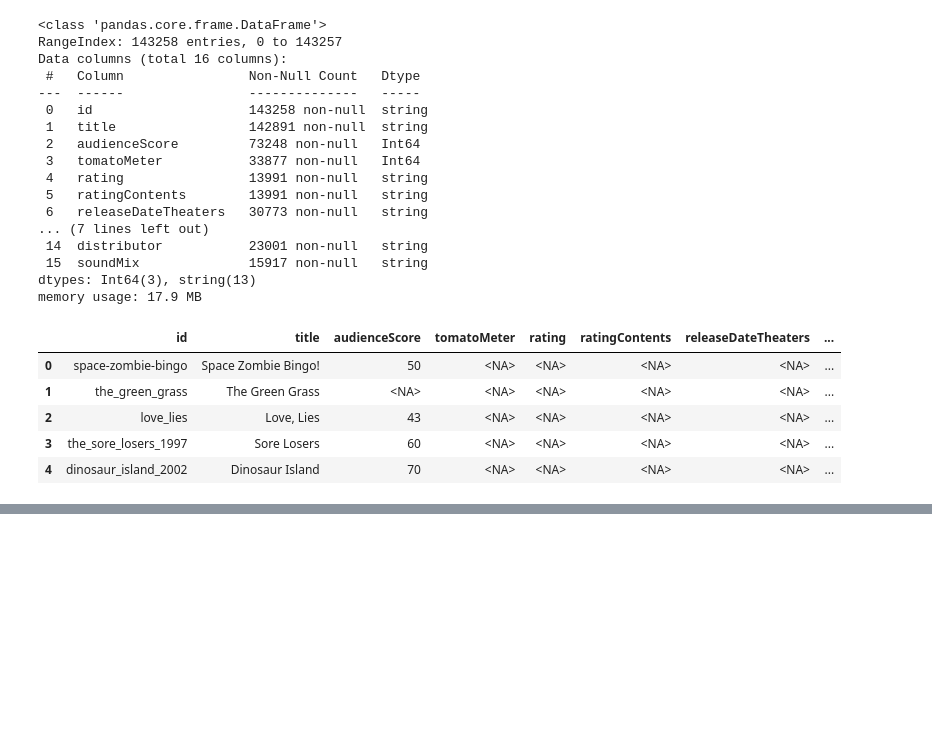
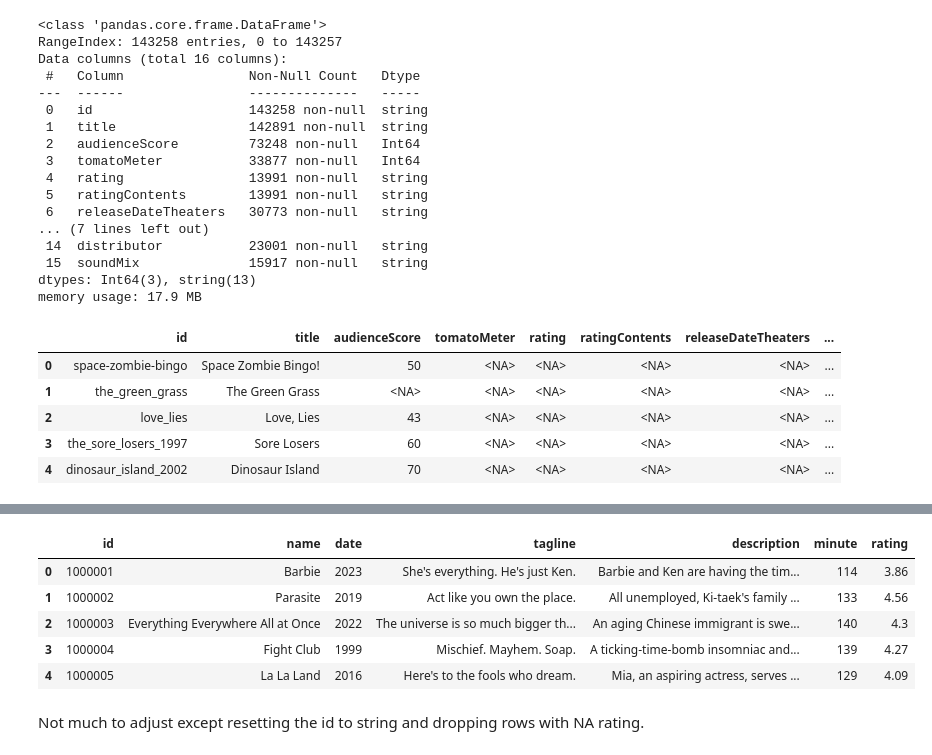
Before and after one commit to suny-park/netflix-film-ratings, a Jupyter notebook: 04 Adding More Rating Data to the Database.ipynb, the cells around one changed output, grey strips where cells are left out. Saved outputs shown, nothing was run; the diff lists cells and outputs as text; code cells hidden in the pictures; blank space fills up the shorter version.

```diff
--- a/04 Adding More Rating Data to the Database.ipynb
+++ b/04 Adding More Rating Data to the Database.ipynb
@@ -391,0 +248,5 @@ conn.close()
+# %%
+# Download latest version
+path = kagglehub.dataset_download("gsimonx37/letterboxd",path='movies.csv')
+
+print("Path to dataset files:", path)
@@ -391,0 +266,5 @@ conn.close()
+# %%
+# Load CSV file into a DataFrame
+df_lb = pd.read_csv(path)
+df_lb = df_lb.convert_dtypes()
+df_lb.info()
@@ -391,0 +286,11 @@ conn.close()
+# %%
+df_lb.head()
+# %% [output]
+|  | id | name | date | tagline | description | minute | rating |
+| 0 | 1000001 | Barbie | 2023 | She's everything. He's just Ken. | Barbie and Ken are having the tim... | 114 | 3.86 |
+| 1 | 1000002 | Parasite | 2019 | Act like you own the place. | All unemployed, Ki-taek's family ... | 133 | 4.56 |
+| 2 | 1000003 | Everything Everywhere All at Once | 2022 | The universe is so much bigger th... | An aging Chinese immigrant is swe... | 140 | 4.3 |
+| 3 | 1000004 | Fight Club | 1999 | Mischief. Mayhem. Soap. | A ticking-time-bomb insomniac and... | 139 | 4.27 |
+| 4 | 1000005 | La La Land | 2016 | Here's to the fools who dream. | Mia, an aspiring actress, serves ... | 129 | 4.09 |
+# %% [markdown]
+Not much to adjust except resetting the id to string and dropping rows with NA rating.
```
Also changed, not shown: parts of 57 cells of this notebook, 1 other file.
